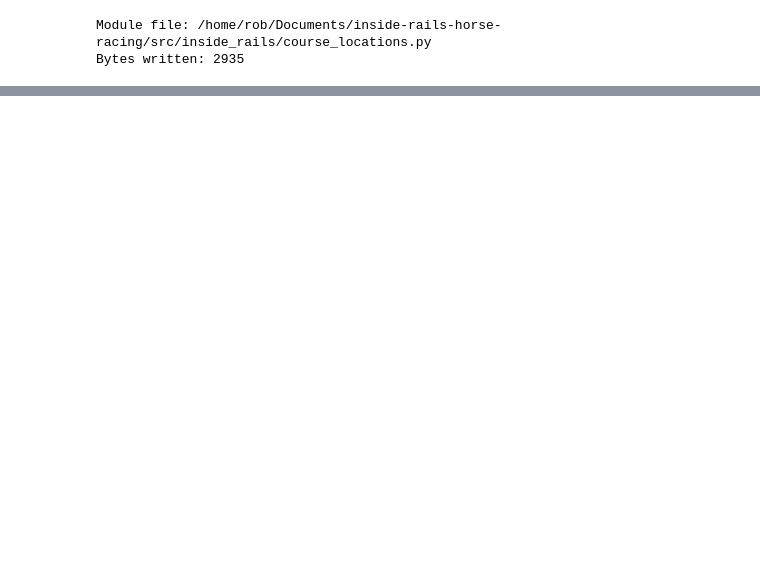
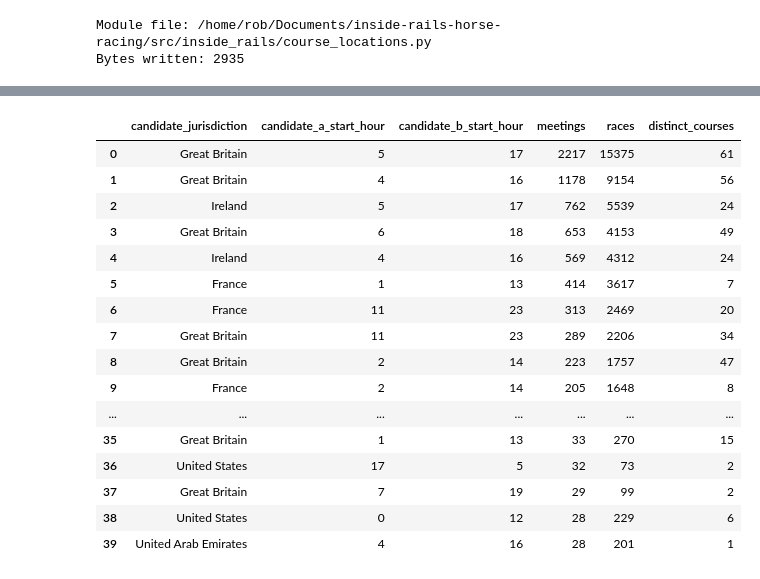
Before and after one commit to rjmac22/inside-rails-horse-racing, a Jupyter notebook: notebooks/11_off_time_and_temporal_semantics.ipynb, the cells around one changed output, grey strips where cells are left out. Saved outputs shown, nothing was run; the diff lists cells and outputs as text; code cells hidden in the pictures; blank space fills up the shorter version.

```diff
--- a/notebooks/11_off_time_and_temporal_semantics.ipynb
+++ b/notebooks/11_off_time_and_temporal_semantics.ipynb
@@ -5296,0 +6307,44 @@ Assigned timezones: 0
+# %%
+# Show where the unresolved start-hour patterns occur.
+
+unresolved_jurisdiction_summary = (
+    unresolved_local_meetings
+    .groupby(
+        [
+            "candidate_jurisdiction",
+            "candidate_a_start_hour",
+            "candidate_b_start_hour",
+        ],
+        as_index=False,
+    )
+    .agg(
+        meetings=("race_count", "size"),
+        races=("race_count", "sum"),
+        distinct_courses=("candidate_course_label", "nunique"),
+    )
+    .sort_values(
+        ["meetings", "races"],
+        ascending=False,
+    )
+    .reset_index(drop=True)
+)
+
+unresolved_jurisdiction_summary.head(40)
+# %% [output]
+|  | candidate_jurisdiction | candidate_a_start_hour | candidate_b_start_hour | meetings | races | distinct_courses |
+| 0 | Great Britain | 5 | 17 | 2217 | 15375 | 61 |
+| 1 | Great Britain | 4 | 16 | 1178 | 9154 | 56 |
+| 2 | Ireland | 5 | 17 | 762 | 5539 | 24 |
+| 3 | Great Britain | 6 | 18 | 653 | 4153 | 49 |
+| 4 | Ireland | 4 | 16 | 569 | 4312 | 24 |
+| 5 | France | 1 | 13 | 414 | 3617 | 7 |
+| 6 | France | 11 | 23 | 313 | 2469 | 20 |
+| 7 | Great Britain | 11 | 23 | 289 | 2206 | 34 |
+| 8 | Great Britain | 2 | 14 | 223 | 1757 | 47 |
+| 9 | France | 2 | 14 | 205 | 1648 | 8 |
+| ... | ... | ... | ... | ... | ... | ... |
+| 35 | Great Britain | 1 | 13 | 33 | 270 | 15 |
+| 36 | United States | 17 | 5 | 32 | 73 | 2 |
+| 37 | Great Britain | 7 | 19 | 29 | 99 | 2 |
+| 38 | United States | 0 | 12 | 28 | 229 | 6 |
+| 39 | United Arab Emirates | 4 | 16 | 28 | 201 | 1 |
```
Also changed, not shown: parts of 44 cells of this notebook, 1 other file.
